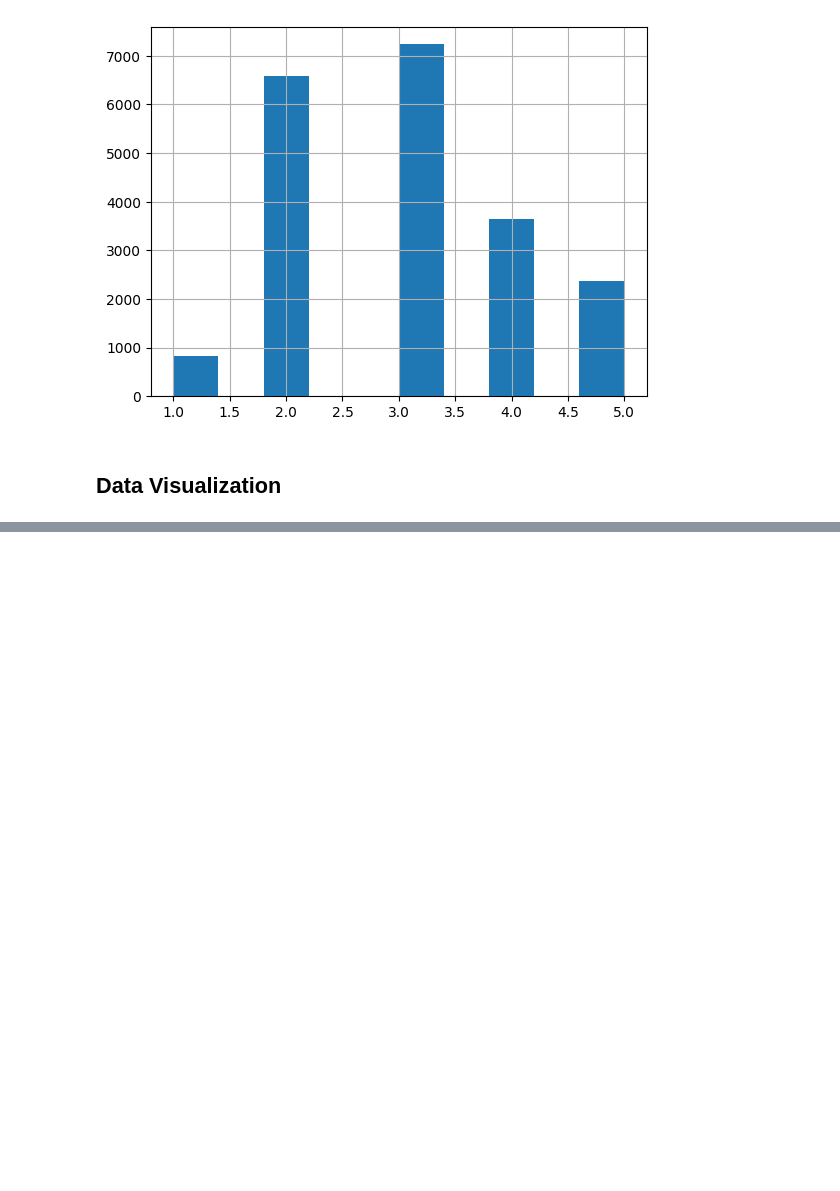
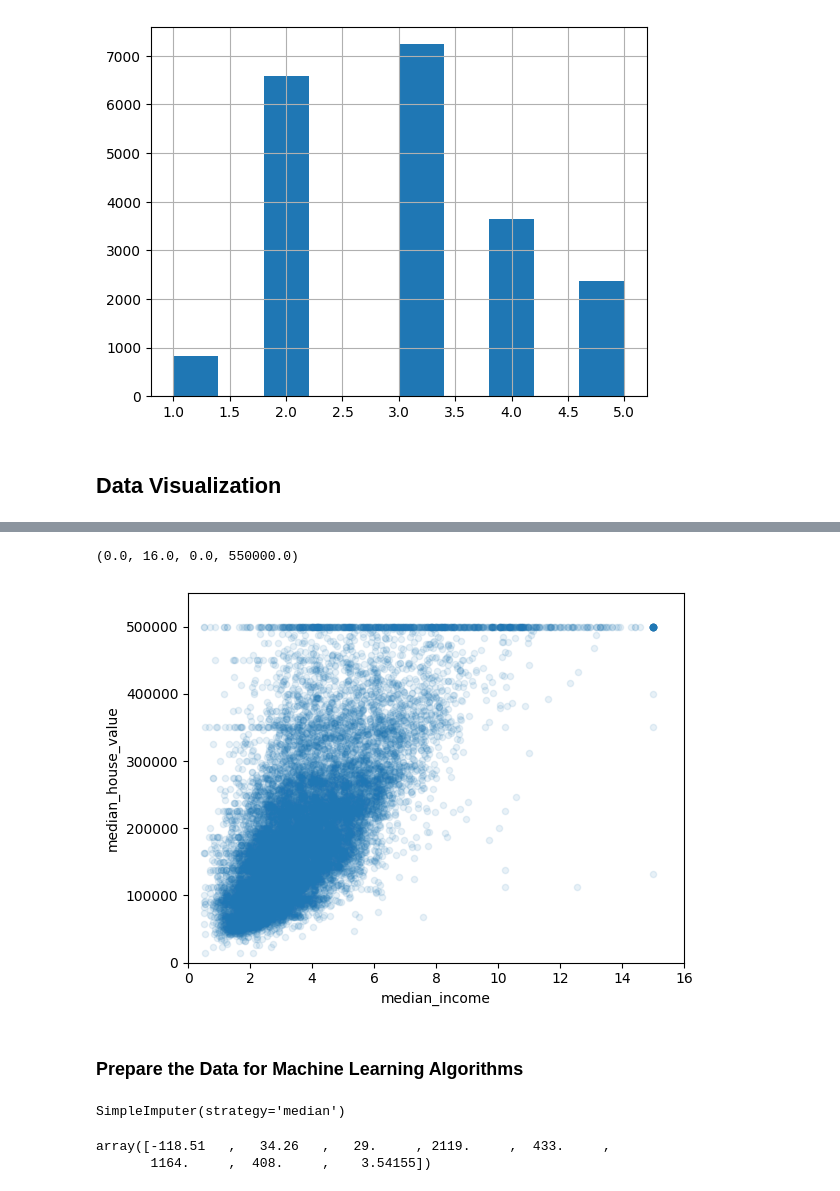
Before and after one commit to Roozeppe/Machine_Learning_Projects, a Jupyter notebook: housing-cali.ipynb, the cells around one changed output, grey strips where cells are left out. Cells and saved outputs as stored; diff of their text form; code cells hidden in the pictures; blank space fills up the shorter version.

```diff
--- a/housing-cali.ipynb
+++ b/housing-cali.ipynb
@@ -163,0 +201,9 @@ TypeError: Image data of dtype <U100 cannot be converted to float
+# %%
+housing.plot(kind="scatter", x="median_income", y="median_house_value",
+             alpha=0.1)
+plt.axis([0, 16, 0, 550000])
+# %% [output]
+(0.0, 16.0, 0.0, 550000.0)
+[figure, added]
+# %% [markdown]
+### Prepare the Data for Machine Learning Algorithms
@@ -163,0 +218,9 @@ TypeError: Image data of dtype <U100 cannot be converted to float
+# %%
+imputer.fit(housing_num)
+# %% [output]
+SimpleImputer(strategy='median')
+# %%
+imputer.statistics_
+# %% [output]
+array([-118.51   ,   34.26   ,   29.     , 2119.     ,  433.     ,
+       1164.     ,  408.     ,    3.54155])
```
Also changed, not shown: parts of 16 cells of this notebook.
